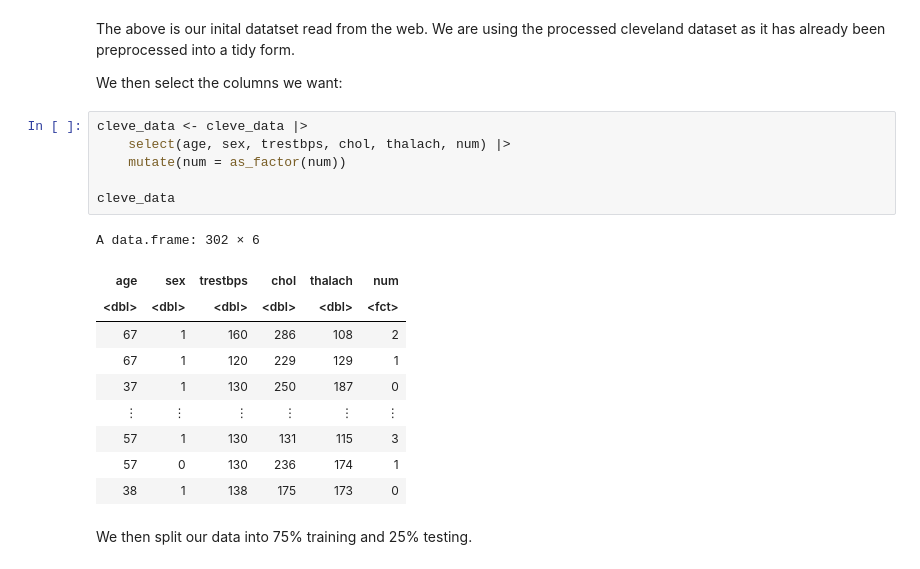
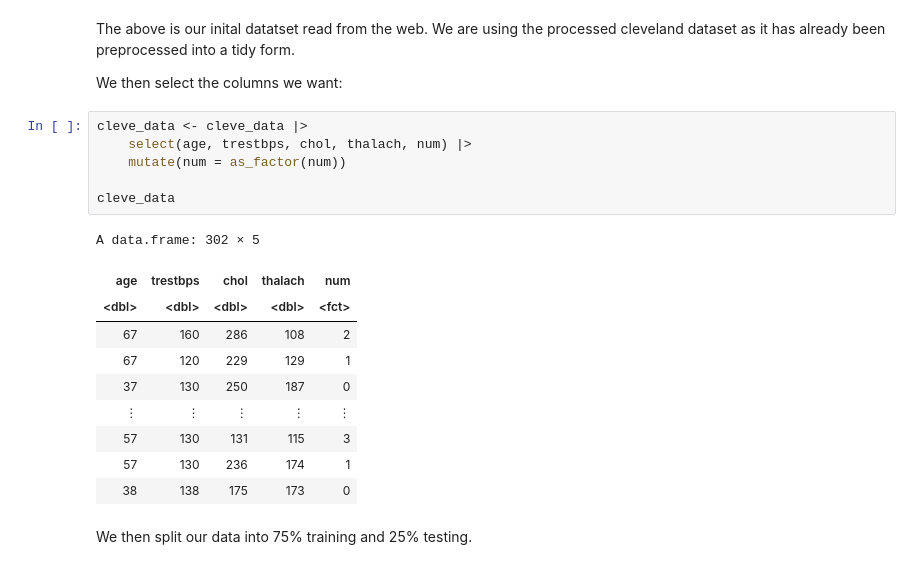
Before and after one commit to xiangxichen11/DSCI-100-project-group-29, a Jupyter notebook: group_proposal.ipynb, the cells around one changed output. Saved outputs shown, nothing was run; the diff lists cells and outputs as text.

```diff
--- a/group_proposal.ipynb
+++ b/group_proposal.ipynb
@@ -53,21 +36,21 @@ The above is our inital datatset read from the web. We are using the processed c
 We then select the columns we want:
 # %%
 cleve_data <- cleve_data |>
-    select(age, sex, trestbps, chol, thalach, num) |>
+    select(age, trestbps, chol, thalach, num) |>
     mutate(num = as_factor(num))
 
 cleve_data
 # %% [output]
-A data.frame: 302 × 6
+A data.frame: 302 × 5
-| age | sex | trestbps | chol | thalach | num |
-| <dbl> | <dbl> | <dbl> | <dbl> | <dbl> | <fct> |
-| 67 | 1 | 160 | 286 | 108 | 2 |
-| 67 | 1 | 120 | 229 | 129 | 1 |
-| 37 | 1 | 130 | 250 | 187 | 0 |
-| ⋮ | ⋮ | ⋮ | ⋮ | ⋮ | ⋮ |
-| 57 | 1 | 130 | 131 | 115 | 3 |
-| 57 | 0 | 130 | 236 | 174 | 1 |
-| 38 | 1 | 138 | 175 | 173 | 0 |
+| age | trestbps | chol | thalach | num |
+| <dbl> | <dbl> | <dbl> | <dbl> | <fct> |
+| 67 | 160 | 286 | 108 | 2 |
+| 67 | 120 | 229 | 129 | 1 |
+| 37 | 130 | 250 | 187 | 0 |
+| ⋮ | ⋮ | ⋮ | ⋮ | ⋮ |
+| 57 | 130 | 131 | 115 | 3 |
+| 57 | 130 | 236 | 174 | 1 |
+| 38 | 138 | 175 | 173 | 0 |
 # %% [markdown]
 We then split our data into 75% training and 25% testing.
 # %%
```
Also changed, not shown: parts of 5 cells of this notebook, 1 other file.
